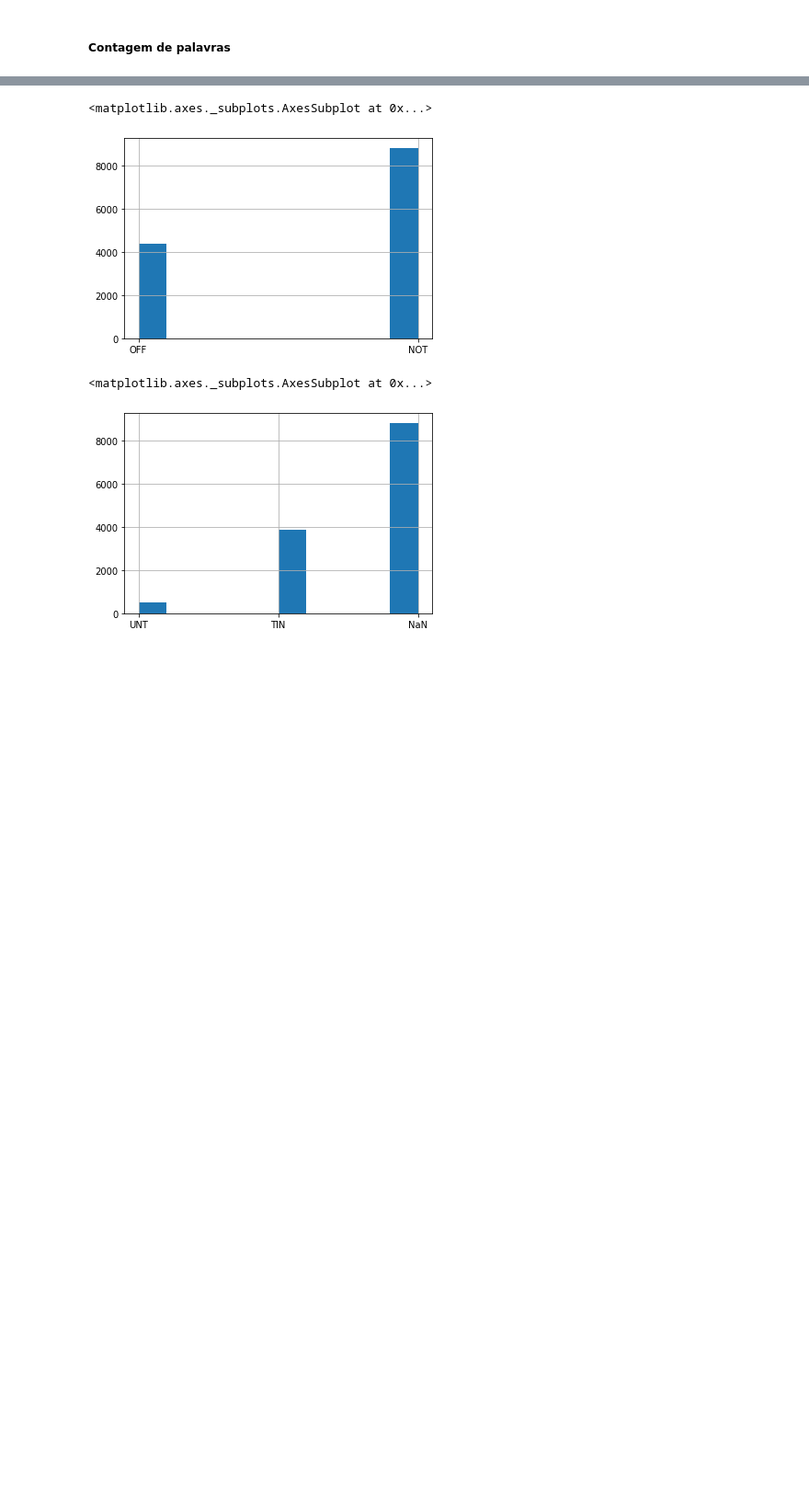
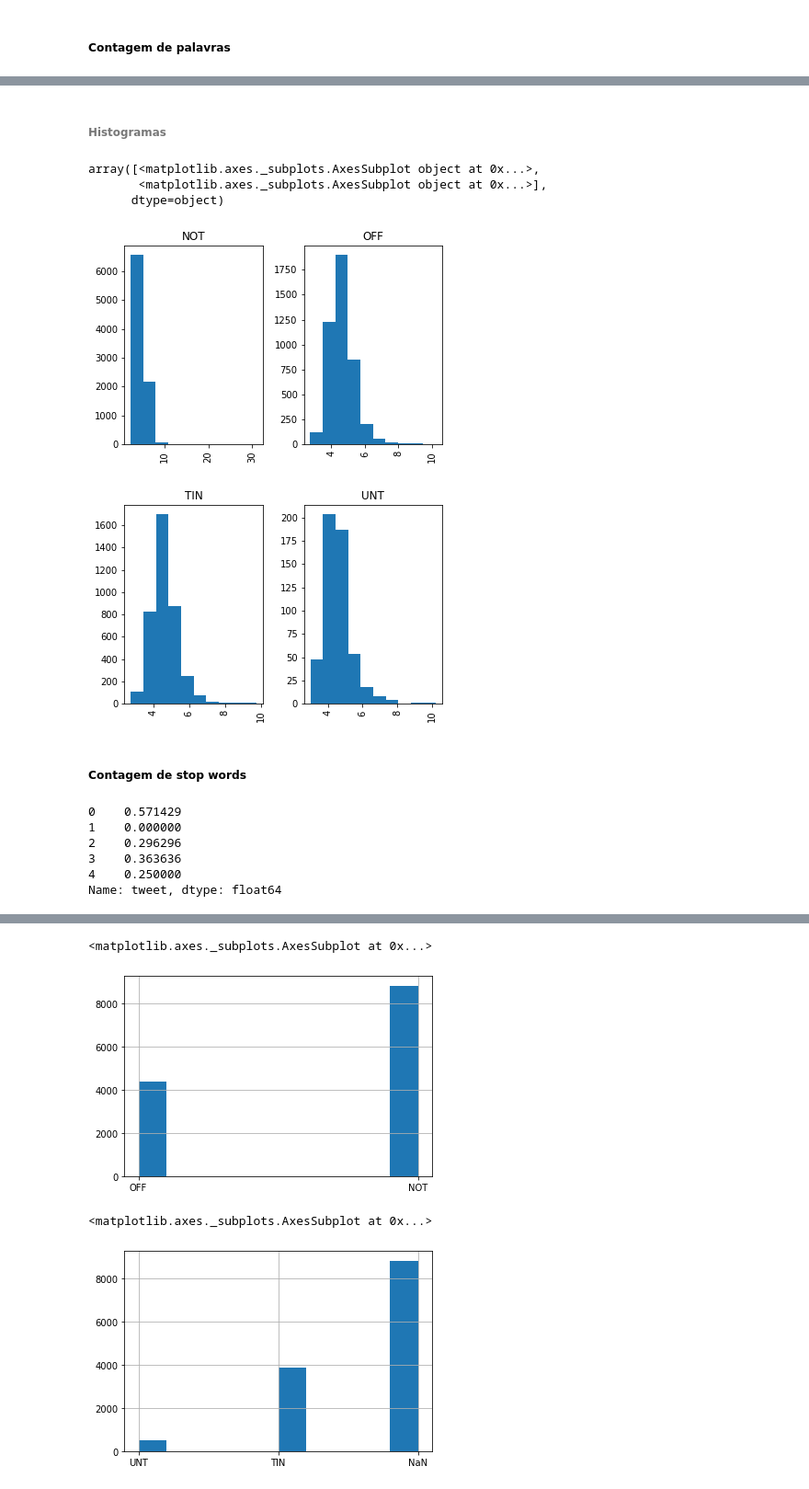
Before and after one commit to eduardodut/Mineracao_dados_textos_web, a Jupyter notebook: projeto01_equipe01.ipynb, the cells around one changed output, grey strips where cells are left out. Shown at 92% size. Cells and saved outputs as stored; diff of their text form; code cells hidden in the pictures; blank space fills up the shorter version.

```diff
--- a/projeto01_equipe01.ipynb
+++ b/projeto01_equipe01.ipynb
@@ -693,0 +781,27 @@ Texto
+# %% [markdown]
+###### Histogramas
+# %%
+tweets['avg_len'] = tweets.tweet.apply(get_avg_word_len)
+tweets.hist(column = 'avg_len', by= "subtask_a")
+tweets.hist(column = 'avg_len', by= "subtask_b")
+# %% [output]
+array([<matplotlib.axes._subplots.AxesSubplot object at 0x...>,
+       <matplotlib.axes._subplots.AxesSubplot object at 0x...>],
+      dtype=object)
+[figure, added]
+[figure, added]
+# %% [markdown]
+##### Contagem de stop words
+# %%
+def get_stop_words_percent(text):
+  return len([t for t in text.split() if t in STOP_WORDS])/len(text.split())
+
+
+tweets.tweet.apply(get_stop_words_percent).head()
+# %% [output]
+0    0.571429
+1    0.000000
+2    0.296296
+3    0.363636
+4    0.250000
+Name: tweet, dtype: float64
```
Also changed, not shown: parts of 85 cells of this notebook.
